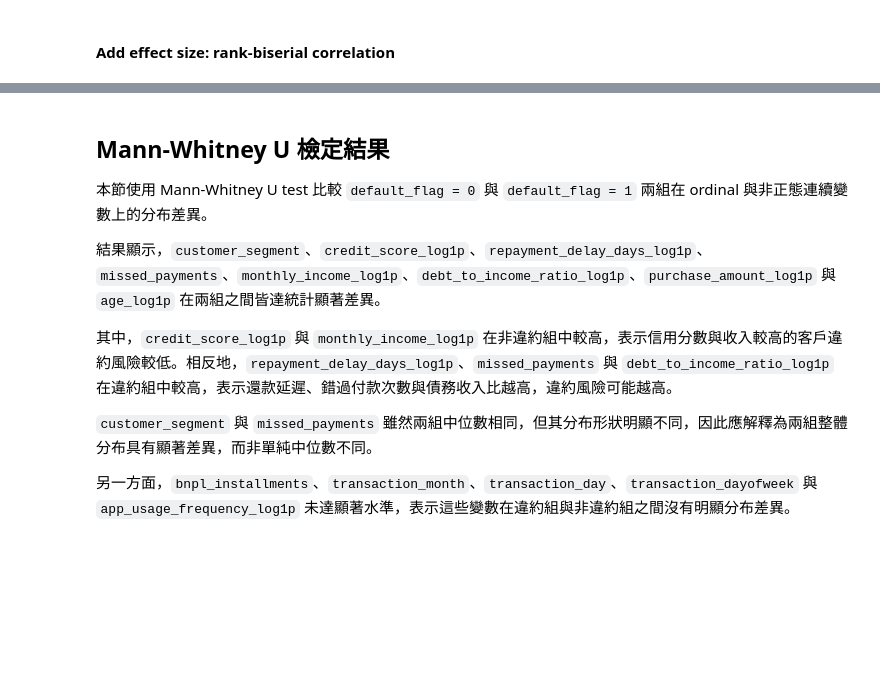
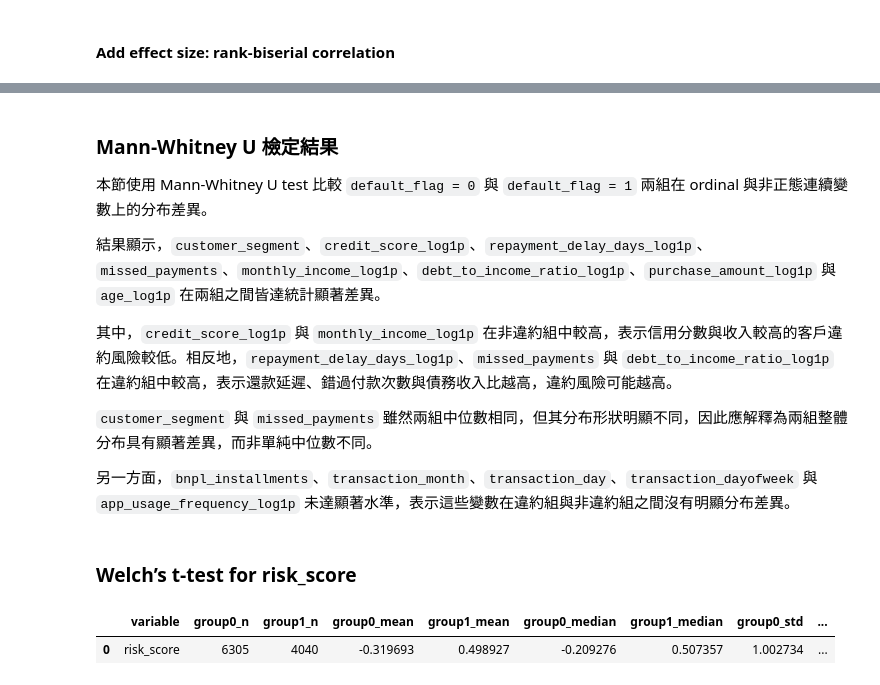
Before and after one commit to BobbleUnderBox/DataMiningG1FinalProject, a Jupyter notebook: notebooks/03_statistical_methods.ipynb, the cells around one changed output, grey strips where cells are left out. Drawn from its saved outputs; the diff is of its cells as text; code cells hidden in the pictures; blank space fills up the shorter version.

```diff
--- a/notebooks/03_statistical_methods.ipynb
+++ b/notebooks/03_statistical_methods.ipynb
@@ -664,7 +664,7 @@ display(
 | 0 | app_usage_frequency_log1p | same_shape_or_similar_distribution | 6305 | 4040 | 1.880991 | 1.879465 | 1.779597 | ... |
 | 2 | transaction_day | same_shape_or_similar_distribution | 6305 | 4040 | 16.000000 | 16.000000 | 15.777002 | ... |
 # %% [markdown]
-## Mann-Whitney U 檢定結果
+### Mann-Whitney U 檢定結果
 
 本節使用 Mann-Whitney U test 比較 `default_flag = 0` 與 `default_flag = 1` 兩組在 ordinal 與非正態連續變數上的分布差異。
 
@@ -675,3 +675,64 @@ display(
 `customer_segment` 與 `missed_payments` 雖然兩組中位數相同，但其分布形狀明顯不同，因此應解釋為兩組整體分布具有顯著差異，而非單純中位數不同。
 
 另一方面，`bnpl_installments`、`transaction_month`、`transaction_day`、`transaction_dayofweek` 與 `app_usage_frequency_log1p` 未達顯著水準，表示這些變數在違約組與非違約組之間沒有明顯分布差異。
+# %% [markdown]
+### Welch’s t-test for risk_score
+# %%
+from scipy.stats import ttest_ind
+
+# =========================
+# Welch's t-test for risk_score
+# =========================
+
+t_test_var = preprocessed_data_types['T-Test-Diff'][0]
+
+group0 = df[df[target] == 0][t_test_var].dropna()
+group1 = df[df[target] == 1][t_test_var].dropna()
+
+t_stat, p_value = ttest_ind(
+    group0,
+    group1,
+    equal_var=False
+)
+
+t_test_result = pd.DataFrame([{
+    'variable': t_test_var,
+    'group0_n': len(group0),
+    'group1_n': len(group1),
+    'group0_mean': group0.mean(),
+    'group1_mean': group1.mean(),
+    'group0_median': group0.median(),
+    'group1_median': group1.median(),
+    'group0_std': group0.std(),
+    'group1_std': group1.std(),
+    't_statistic': t_stat,
+    'p_value': p_value,
+    'significant_at_0.05': p_value < 0.05
+}])
+
+
+# =========================
+# Cohen's d effect size
+# =========================
+
+def cohens_d(group0, group1):
+    n0 = len(group0)
+    n1 = len(group1)
+
+    s0 = group0.std()
+    s1 = group1.std()
+
+    pooled_std = np.sqrt(
+        ((n0 - 1) * s0**2 + (n1 - 1) * s1**2) / (n0 + n1 - 2)
+    )
+
+    return (group0.mean() - group1.mean()) / pooled_std
+
+d = cohens_d(group0, group1)
+
+t_test_result['cohens_d'] = d
+
+display(t_test_result.round(6))
+# %% [output]
+|  | variable | group0_n | group1_n | group0_mean | group1_mean | group0_median | group1_median | group0_std | ... |
+| 0 | risk_score | 6305 | 4040 | -0.319693 | 0.498927 | -0.209276 | 0.507357 | 1.002734 | ... |
```
Also changed, not shown: parts of 12 cells of this notebook.
